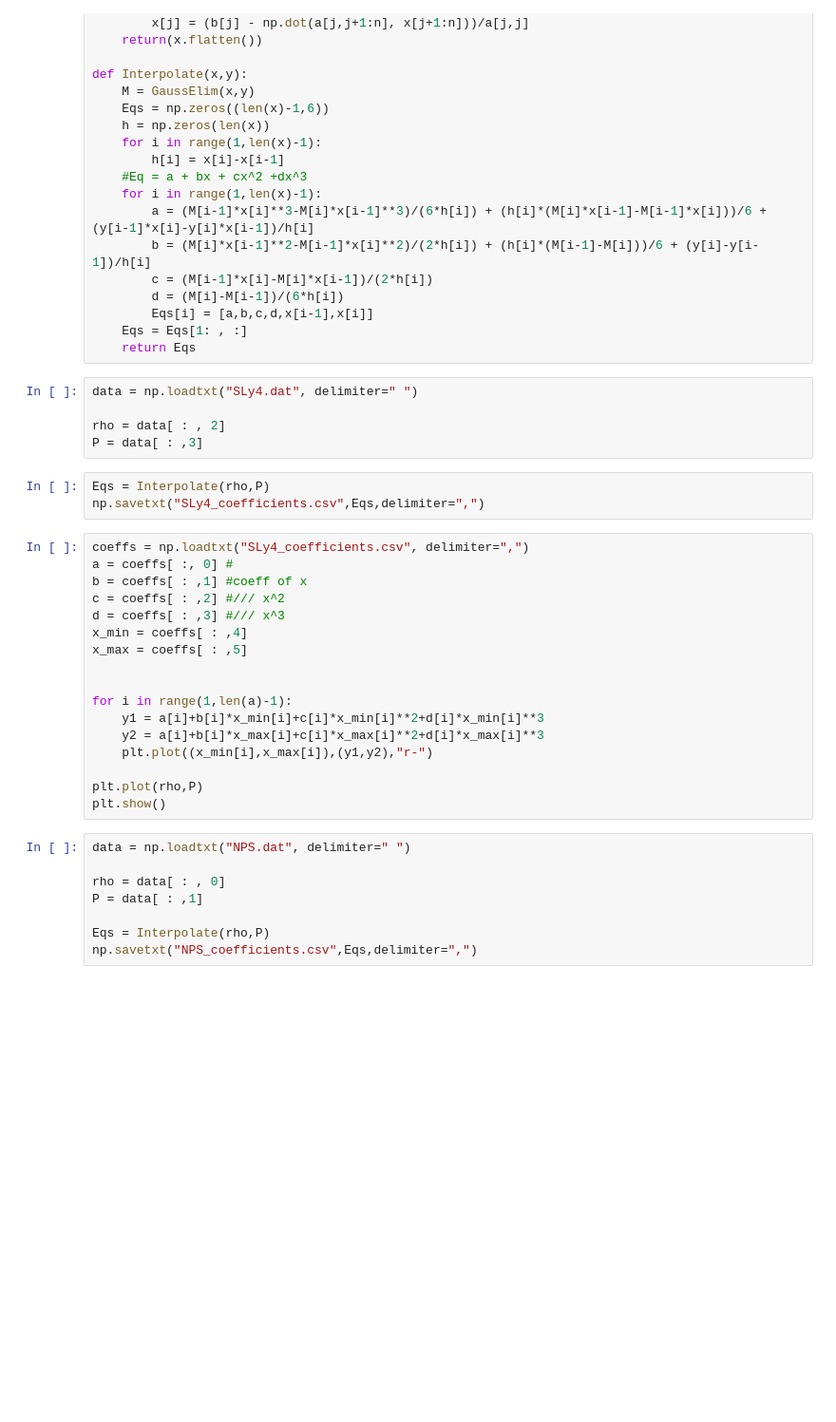
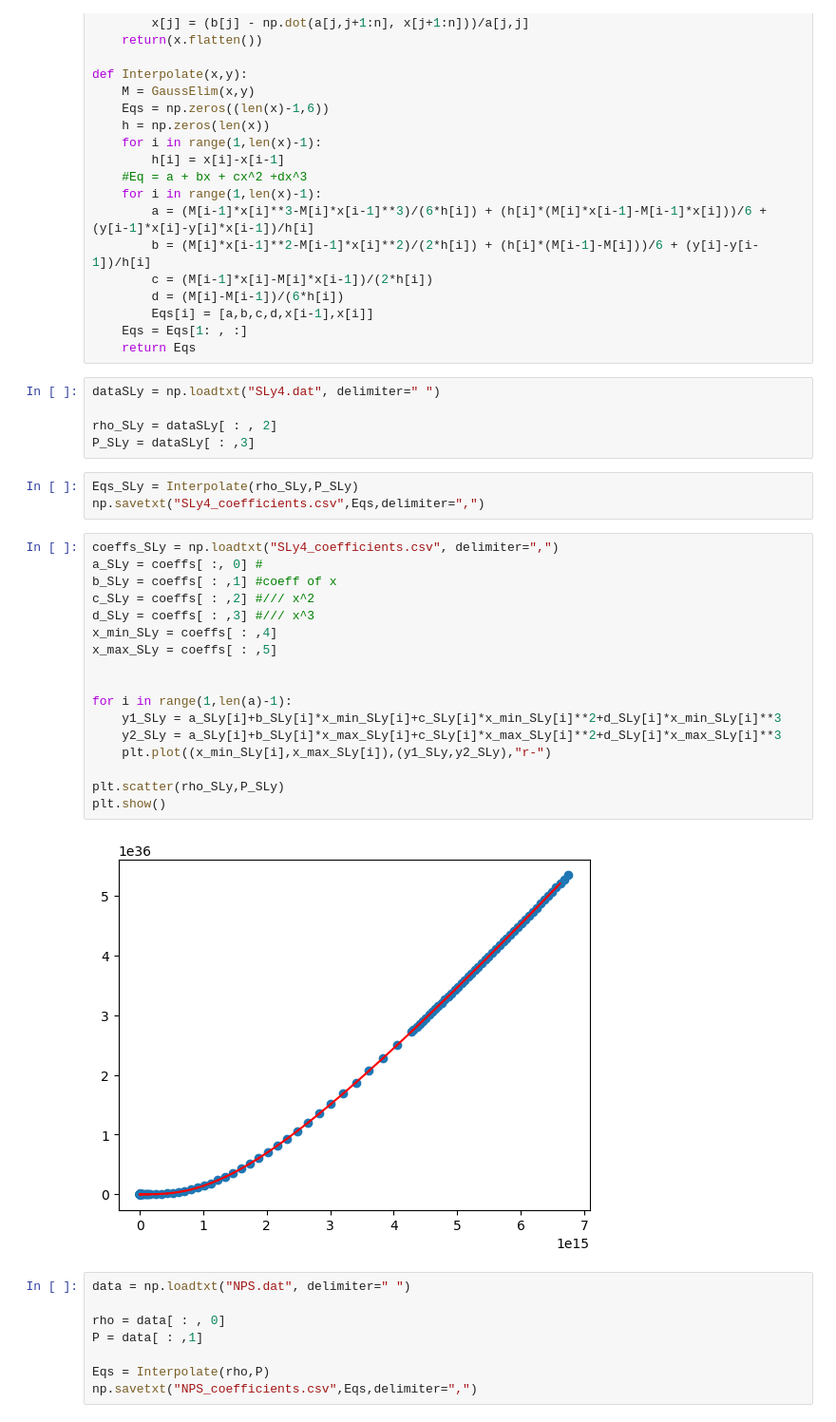
Before and after one commit to notbigbrad/p4theogroup, a Jupyter notebook: Jupyter/Interpolation.ipynb, the cells around one changed output. Shown at 95% size. Drawn from its saved outputs; the diff is of its cells as text; blank space fills up the shorter version.

```diff
--- a/Jupyter/Interpolation.ipynb
+++ b/Jupyter/Interpolation.ipynb
@@ -67,30 +67,32 @@ def Interpolate(x,y):
     Eqs = Eqs[1: , :]
     return Eqs
 # %%
-data = np.loadtxt("SLy4.dat", delimiter=" ")
+dataSLy = np.loadtxt("SLy4.dat", delimiter=" ")
 
-rho = data[ : , 2]
-P = data[ : ,3]
+rho_SLy = dataSLy[ : , 2]
+P_SLy = dataSLy[ : ,3]
 # %%
-Eqs = Interpolate(rho,P)
+Eqs_SLy = Interpolate(rho_SLy,P_SLy)
 np.savetxt("SLy4_coefficients.csv",Eqs,delimiter=",")
 # %%
-coeffs = np.loadtxt("SLy4_coefficients.csv", delimiter=",")
-a = coeffs[ :, 0] #
-b = coeffs[ : ,1] #coeff of x
-c = coeffs[ : ,2] #/// x^2
-d = coeffs[ : ,3] #/// x^3
-x_min = coeffs[ : ,4]
-x_max = coeffs[ : ,5]
+coeffs_SLy = np.loadtxt("SLy4_coefficients.csv", delimiter=",")
+a_SLy = coeffs[ :, 0] #
+b_SLy = coeffs[ : ,1] #coeff of x
+c_SLy = coeffs[ : ,2] #/// x^2
+d_SLy = coeffs[ : ,3] #/// x^3
+x_min_SLy = coeffs[ : ,4]
+x_max_SLy = coeffs[ : ,5]
 
 
 for i in range(1,len(a)-1):
-    y1 = a[i]+b[i]*x_min[i]+c[i]*x_min[i]**2+d[i]*x_min[i]**3
-    y2 = a[i]+b[i]*x_max[i]+c[i]*x_max[i]**2+d[i]*x_max[i]**3
-    plt.plot((x_min[i],x_max[i]),(y1,y2),"r-")
+    y1_SLy = a_SLy[i]+b_SLy[i]*x_min_SLy[i]+c_SLy[i]*x_min_SLy[i]**2+d_SLy[i]*x_min_SLy[i]**3
+    y2_SLy = a_SLy[i]+b_SLy[i]*x_max_SLy[i]+c_SLy[i]*x_max_SLy[i]**2+d_SLy[i]*x_max_SLy[i]**3
+    plt.plot((x_min_SLy[i],x_max_SLy[i]),(y1_SLy,y2_SLy),"r-")
 
-plt.plot(rho,P)
+plt.scatter(rho_SLy,P_SLy)
 plt.show()
+# %% [output]
+[figure, added]
 # %%
 data = np.loadtxt("NPS.dat", delimiter=" ")
 
```
Also changed, not shown: parts of 1 cell of this notebook, 1 other file.
